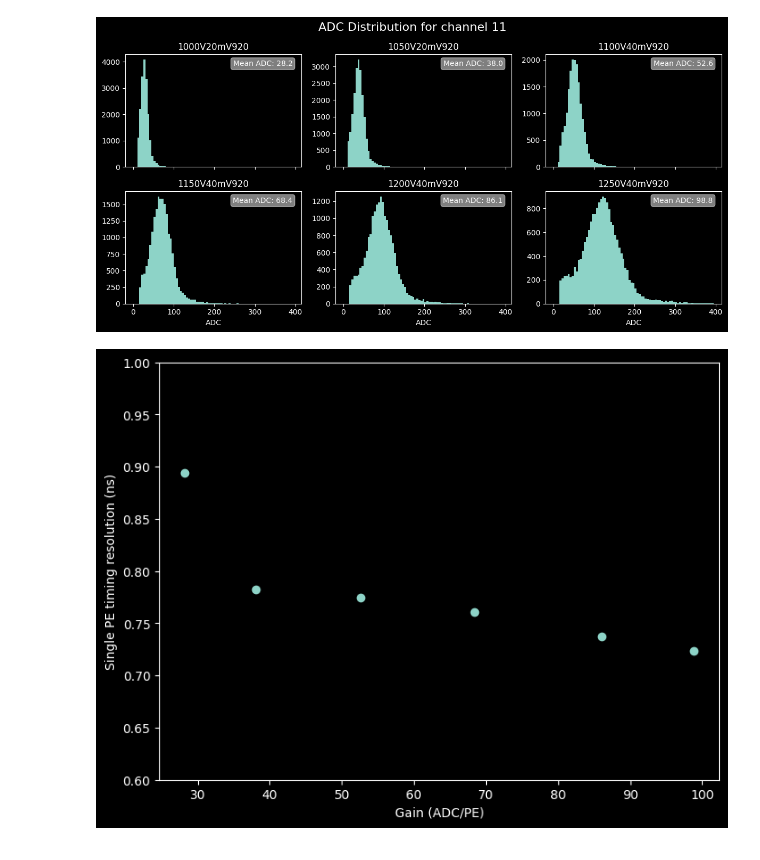
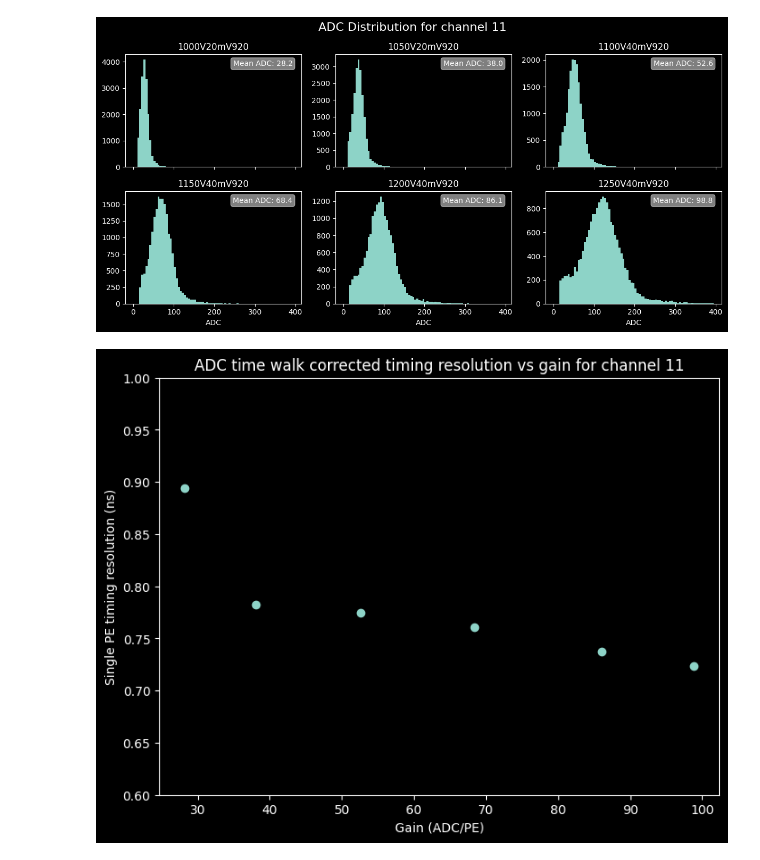
Before and after one commit to deankarlen/hk_fd2, a Jupyter notebook: timing_202603.ipynb, the cells around one changed output. Saved outputs shown, nothing was run; the diff lists cells and outputs as text; code cells hidden in the pictures.

```diff
--- a/timing_202603.ipynb
+++ b/timing_202603.ipynb
@@ -464,21 +543,39 @@ for run_name in time_walk_correction_funcs.keys():
 # %%
 # Overlay the correction functions, use log x axis to better see the low ADC region
 
-plt.figure(figsize=(12, 6))
+# find correction factors to align all at t=0 at ADC = 50
+offsets = {}
 for run_name in time_walk_correction_funcs.keys():
     time_walk_correction_func = time_walk_correction_funcs[run_name]
     fit_range = time_walk_correction_ranges[run_name]
+    offset = time_walk_correction_func(50)
+    offsets[run_name] = offset
 
-    x_fit = np.linspace(fit_range[0], fit_range[1], 200)
-    y_fit = time_walk_correction_func(x_fit)
-    plt.plot(x_fit, y_fit, label=f'{run_name}')
-    plt.xlabel('ADC')
-    plt.ylabel('Mean Signal Time (ns)')
-    plt.xscale('log')
+for i in range(2):  # with and without offset applied
+    plt.figure(figsize=(12, 6))
+    for run_name in time_walk_correction_funcs.keys():
+        time_walk_correction_func = time_walk_correction_funcs[run_name]
+        fit_range = time_walk_correction_ranges[run_name]
 
-plt.title(f'Time Walk Correction Functions for channel {channel}')
-plt.legend()
-plt.savefig(f'I:/fd2_analyses/time_walk_correction_functions_chan{channel:02d}.png')
-plt.show()
+        x_fit = np.linspace(fit_range[0], fit_range[1], 200)
+        y_fit = time_walk_correction_func(x_fit)
+        if i==1:
+            y_fit = time_walk_correction_func(x_fit) - offsets[run_name]
+        plt.plot(x_fit, y_fit, label=f'{run_name}')
+        plt.xlabel('ADC')
+        plt.ylabel('Mean Signal Time (ns)')
+        plt.xscale('log')
+
+    plt.legend()
+    if i==0:
+        plt.title(f'Time Walk Correction Functions for channel {channel}')
+        plt.savefig(f'I:/fd2_analyses/time_walk_correction_functions_chan{channel:02d}.png')
+    else:
+        # add horizontal line at 0 and vertical line at 50:
+        plt.axhline(0, color='gray', linestyle='--', linewidth=1)
+        plt.axvline(50, color='gray', linestyle='--', linewidth=1)
+        plt.title(f'Aligned Time Walk Correction Functions for channel {channel}')
+        plt.savefig(f'I:/fd2_analyses/time_walk_correction_functions_chan{channel:02d}_aligned.png')
+    plt.show()
 # %% [output]
 [figure]
@@ -567,18 +666,20 @@ plt.show()
 # %%
 # Finally show the corrected signal time resolution as a function of mean ADC (gain proxy)
 
 plt.figure(figsize=(8, 6))
 
 gains = []
 time_resols = []
 for run_name in time_walk_correction_funcs.keys():
     gains.append(mean_adcs[run_name])
     time_resols.append(std_cst[run_name])
 
 plt.plot(gains, time_resols, marker='o', linestyle=' ')
 plt.xlabel('Gain (ADC/PE)')
 plt.ylabel('Single PE timing resolution (ns)')
+plt.title(f'ADC time walk corrected timing resolution vs gain for channel {channel}')
 plt.ylim(0.6,1.)
+plt.savefig(f'I:/fd2_analyses/adc_timing_resolution_chan{channel:02d}.png')
 plt.show()
 # %% [output]
-[figure, old version]
+[figure, new version]
```
Also changed, not shown: parts of 7 cells of this notebook.
